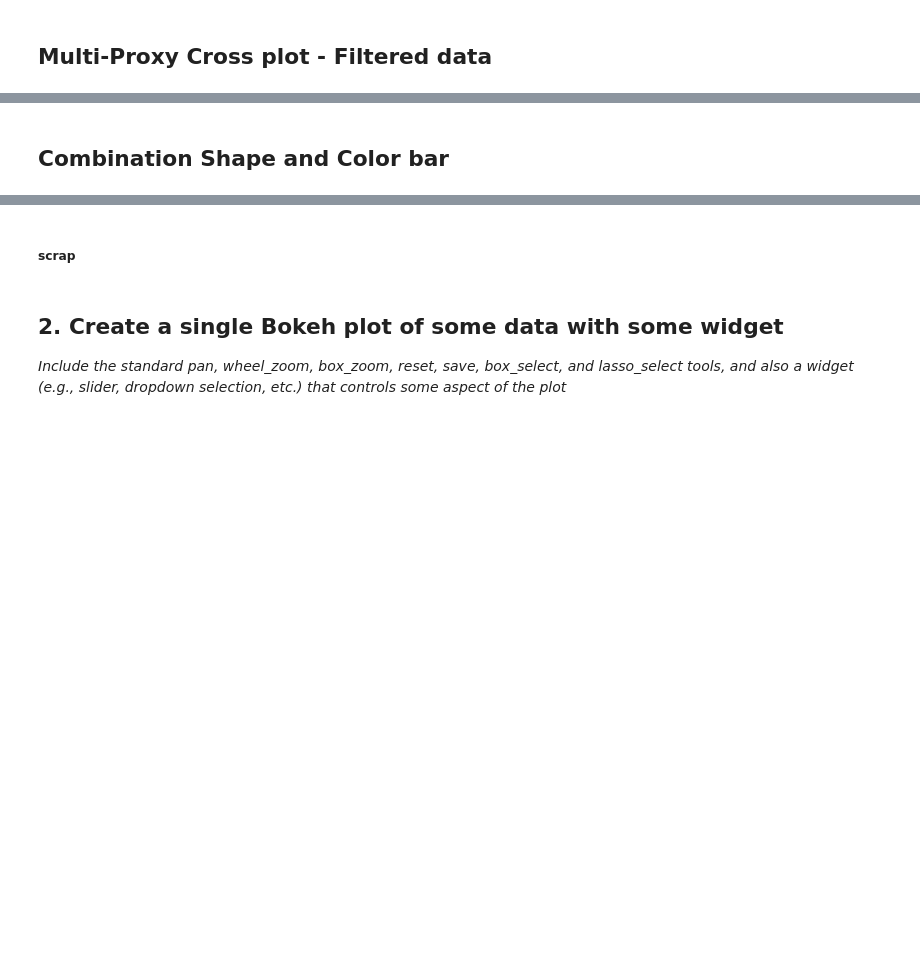
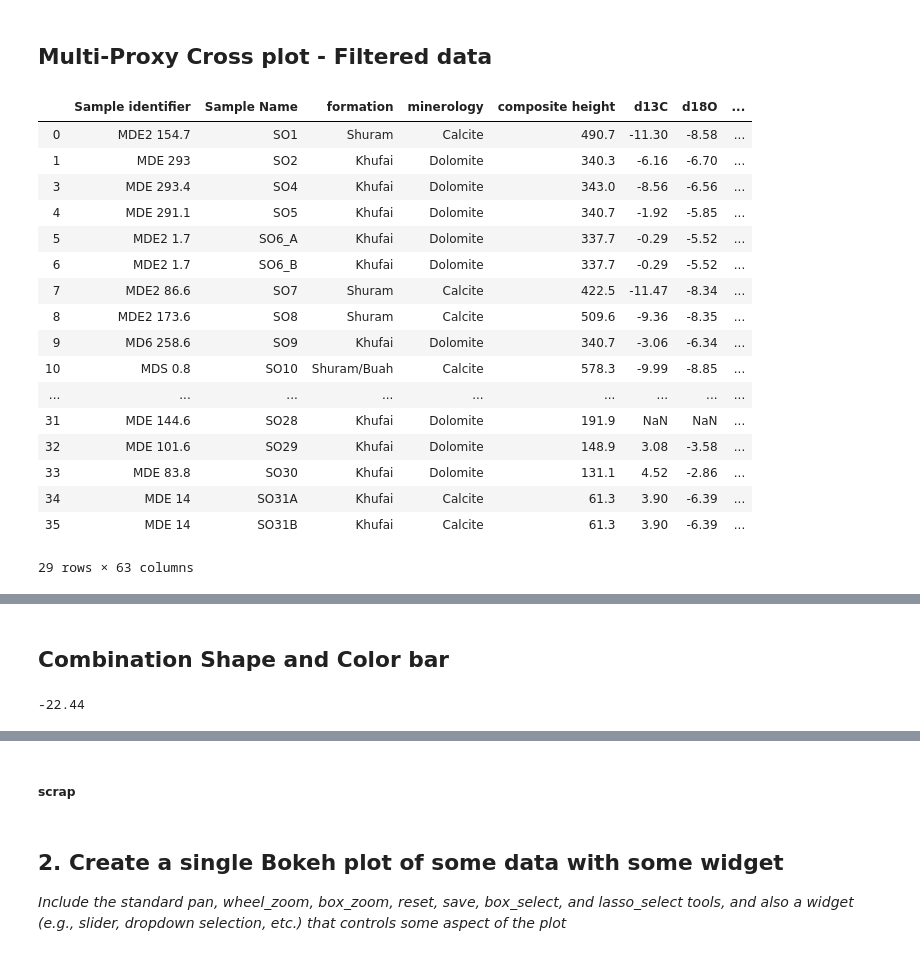
Before and after one commit to niloulsarvian/ShuramOman, a Jupyter notebook: Shuram_Bokeh.ipynb, the cells around one changed output, grey strips where cells are left out. Saved outputs shown, nothing was run; the diff lists cells and outputs as text; code cells hidden in the pictures; blank space fills up the shorter version.

Commit message:
updated orginal file columns and updated elemental values

```diff
--- a/Shuram_Bokeh.ipynb
+++ b/Shuram_Bokeh.ipynb
@@ -118,6 +118,27 @@ show(xplot)
 ## Multi-Proxy Cross plot - Filtered data
 # %%
 shuramdata2 = shuramdata[shuramdata['88/86Sr'].between(0,1)]
+# %%
+shuramdata2
+# %% [output]
+|  | Sample identifier | Sample Name | formation | minerology | composite height | d13C | d18O | ... |
+| 0 | MDE2 154.7 | SO1 | Shuram | Calcite | 490.7 | -11.30 | -8.58 | ... |
+| 1 | MDE 293 | SO2 | Khufai | Dolomite | 340.3 | -6.16 | -6.70 | ... |
+| 3 | MDE 293.4 | SO4 | Khufai | Dolomite | 343.0 | -8.56 | -6.56 | ... |
+| 4 | MDE 291.1 | SO5 | Khufai | Dolomite | 340.7 | -1.92 | -5.85 | ... |
+| 5 | MDE2 1.7 | SO6_A | Khufai | Dolomite | 337.7 | -0.29 | -5.52 | ... |
+| 6 | MDE2 1.7 | SO6_B | Khufai | Dolomite | 337.7 | -0.29 | -5.52 | ... |
+| 7 | MDE2 86.6 | SO7 | Shuram | Calcite | 422.5 | -11.47 | -8.34 | ... |
+| 8 | MDE2 173.6 | SO8 | Shuram | Calcite | 509.6 | -9.36 | -8.35 | ... |
+| 9 | MD6 258.6 | SO9 | Khufai | Dolomite | 340.7 | -3.06 | -6.34 | ... |
+| 10 | MDS 0.8 | SO10 | Shuram/Buah | Calcite | 578.3 | -9.99 | -8.85 | ... |
+| ... | ... | ... | ... | ... | ... | ... | ... | ... |
+| 31 | MDE 144.6 | SO28 | Khufai | Dolomite | 191.9 | NaN | NaN | ... |
+| 32 | MDE 101.6 | SO29 | Khufai | Dolomite | 148.9 | 3.08 | -3.58 | ... |
+| 33 | MDE 83.8 | SO30 | Khufai | Dolomite | 131.1 | 4.52 | -2.86 | ... |
+| 34 | MDE 14 | SO31A | Khufai | Calcite | 61.3 | 3.90 | -6.39 | ... |
+| 35 | MDE 14 | SO31B | Khufai | Calcite | 61.3 | 3.90 | -6.39 | ... |
+29 rows × 63 columns
 # %%
 #define source3
 source3 = ColumnDataSource(data=dict(x=shuramdata2['44/40Ca'],
@@ -163,3 +184,7 @@ show(pplot)
 [interactive output not drawn]
 # %% [markdown]
 ## Combination Shape and Color bar
+# %%
+min(shuramdata2['d13C '])
+# %% [output]
+-22.44
```
Also changed, not shown: parts of 3 cells of this notebook, 6 other files.
